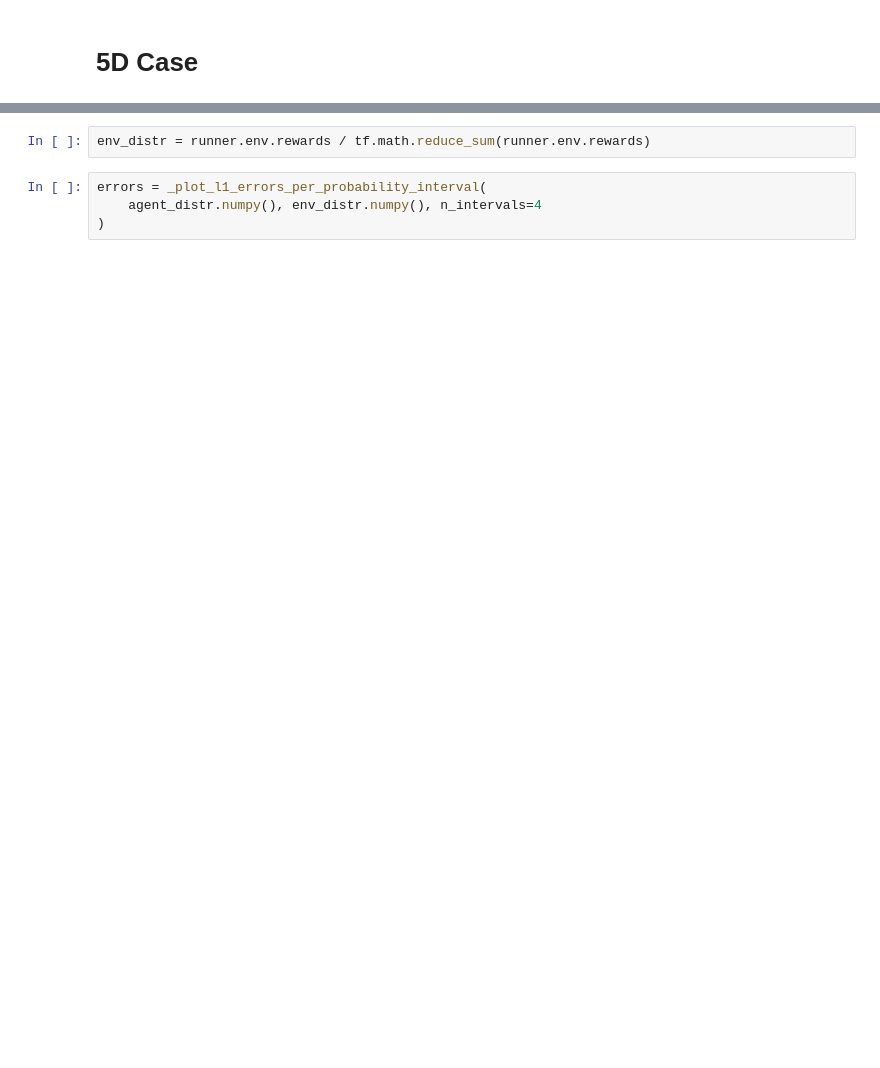
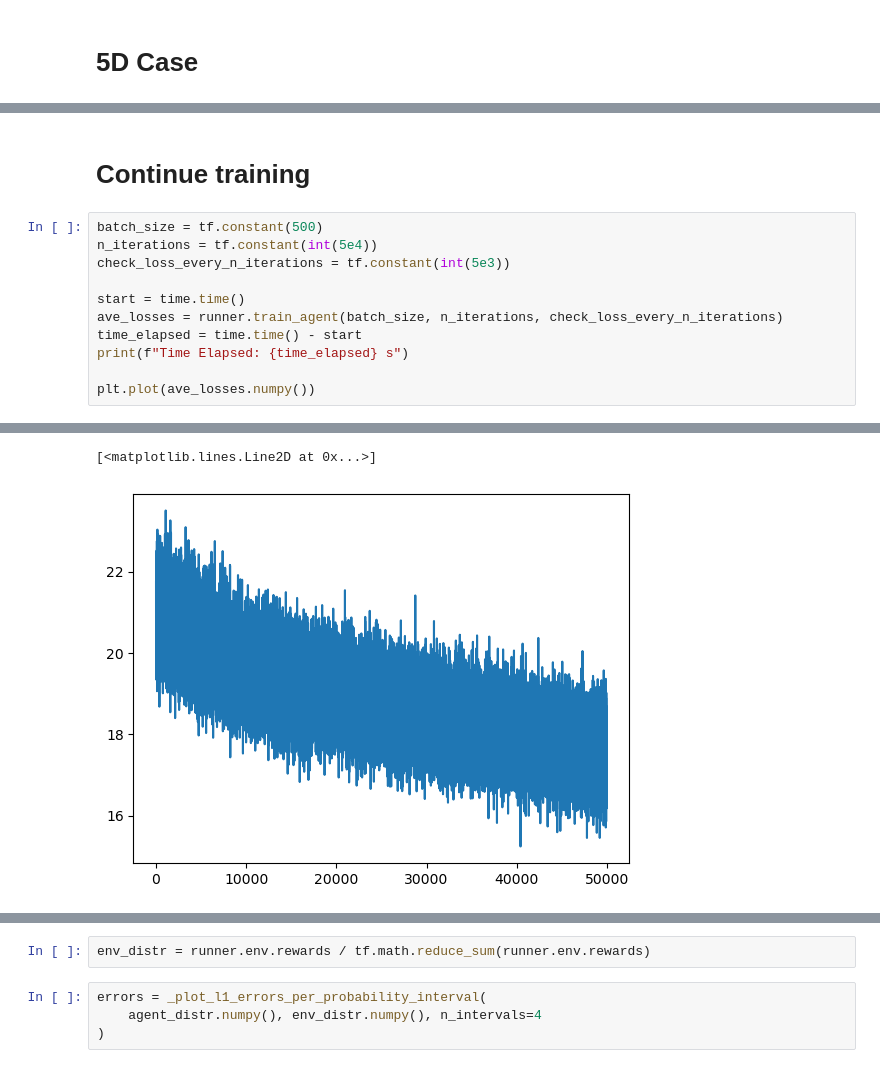
Before and after one commit to JosephRRB/GFlowNets_on_SpinFoams, a Jupyter notebook: GFlowNet Experiments on Hypergrid.ipynb, the cells around one changed output, grey strips where cells are left out. Saved outputs shown, nothing was run; the diff lists cells and outputs as text; blank space fills up the shorter version.

```diff
--- a/GFlowNet Experiments on Hypergrid.ipynb
+++ b/GFlowNet Experiments on Hypergrid.ipynb
@@ -205,0 +204,14 @@ plt.plot(ave_losses.numpy())
+# %% [markdown]
+# Continue training
+# %%
+batch_size = tf.constant(500)
+n_iterations = tf.constant(int(5e4))
+check_loss_every_n_iterations = tf.constant(int(5e3))
+
+start = time.time()
+ave_losses = runner.train_agent(batch_size, n_iterations, check_loss_every_n_iterations)
+time_elapsed = time.time() - start
+print(f"Time Elapsed: {time_elapsed} s")
+
+plt.plot(ave_losses.numpy())
+# %% [output]
@@ -206,3 +229,5 @@ plt.plot(ave_losses.numpy())
+[<matplotlib.lines.Line2D at 0x...>]
+[figure, added]
 # %%
 # batch_size = tf.constant(int((grid_length ** grid_dim) * 100))
 batch_size = tf.constant(int(5e4))
```
Also changed, not shown: parts of 16 cells of this notebook, 1 other file.
